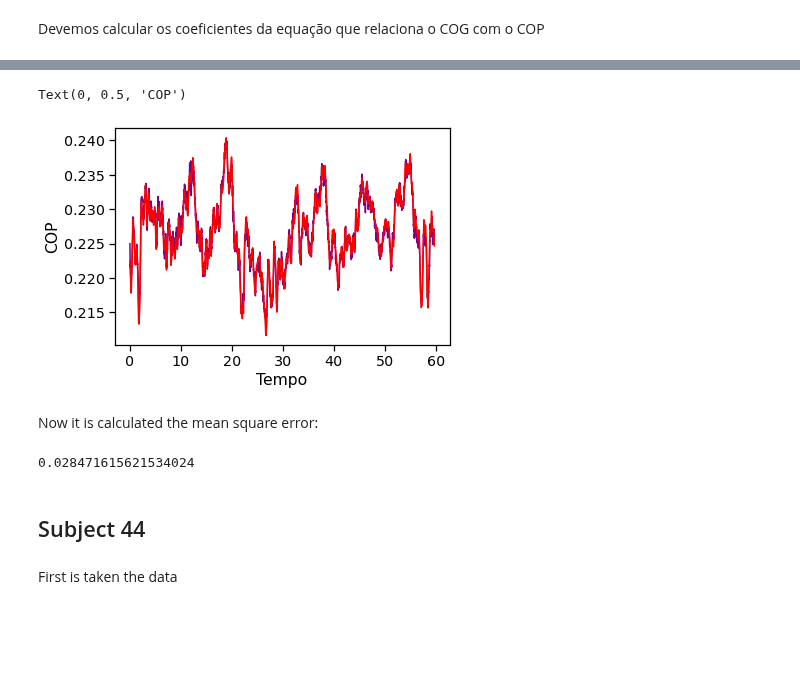
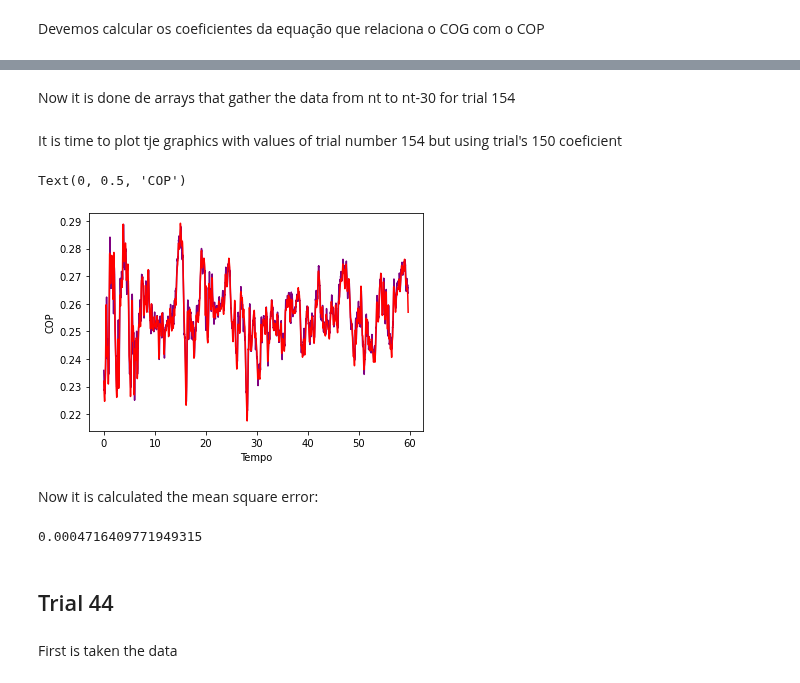
Before and after one commit to FernandaVanzini/COPandCOGestimar, a Jupyter notebook: RegressãoLinear.ipynb, the cells around one changed output, grey strips where cells are left out. Saved outputs shown, nothing was run; the diff lists cells and outputs as text; code cells hidden in the pictures; blank space fills up the shorter version.

```diff
--- a/RegressãoLinear.ipynb
+++ b/RegressãoLinear.ipynb
@@ -98,23 +113,40 @@ Após calcular os coeficientes, plotamos os gráficos, tanto do COP real quanto
+# %%
+fname_grftest1=os.path.join(path2, PDSinfo.Trial[154]+'grf'+'.txt')
+fname_mkrtest1=os.path.join(path2, PDSinfo.Trial[154]+'mkr'+'.txt')
+grftest1=pd.read_csv(fname_grftest1, delimiter='\t', header=0, engine='c')
+mkrtest1=pd.read_csv(fname_mkrtest1, delimiter='\t', header=0, engine='c')
+# %%
+u1=mkrtest1['COG_X']
+v1=grftest1['COPNET_X']
+# %% [markdown]
+Now it is done de arrays that gather the data from nt to nt-30 for trial 154
+# %%
+x1test1=np.array(u1[:-30]).reshape(-1,1)
+y1test1=np.array(v1[30:]).reshape(-1,1)
+for nt in range(1,30):
+    x1test1=np.hstack((x1test1,np.array(u1[nt:-30+nt]).reshape(-1,1)))
+# %% [markdown]
+It is time to plot tje graphics with values of trial number 154 but using trial's 150 coeficient
 # %%
-yext=x1@c
-plt.plot(t[:-30],yext,marker='', color='purple',linestyle='-')
-plt.plot(t[:-30],y[30:],marker='',color='red',linestyle='-')
+yexttest1=x1test1@c
+plt.plot(t[:-30],yexttest1,marker='', color='purple',linestyle='-')
+plt.plot(t[:-30],v1[30:],marker='',color='red',linestyle='-')
 plt.xlabel('Tempo')
 plt.ylabel('COP')
 # %% [output]
 Text(0, 0.5, 'COP')
-[figure, old version]
+[figure, new version]
 # %% [markdown]
 Now it is calculated the mean square error:
 # %%
-yext1med=np.mean(yext)
-yreal1med=np.mean(y[30:])
+yext1med=np.mean(yexttest1)
+yreal1med=np.mean(v1[30:])
 e1=np.sqrt(np.mean((yext1med-yreal1med)**2))
 print(e1)
 # %% [output]
-0.028471615621534024
+0.0004716409771949315
 # %% [markdown]
-## Subject 44
+## Trial 44
 # %% [markdown]
 First is taken the data
 # %%
```
Also changed, not shown: parts of 13 cells of this notebook.
